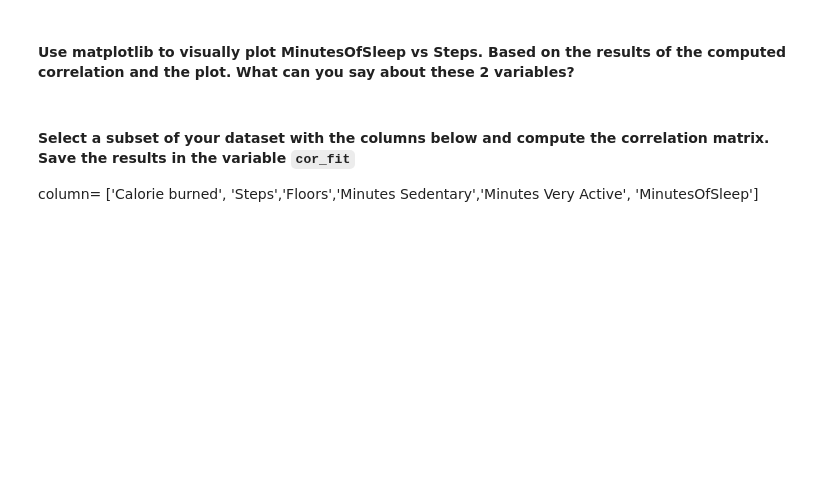
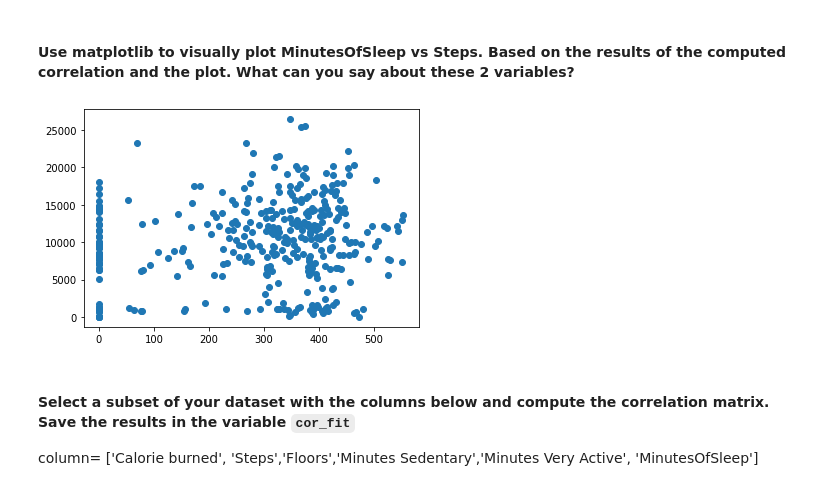
Before and after one commit to ta-datapt-bcn/lab-pivot-table-and-correlation, a Jupyter notebook: your_code/main.ipynb, the cells around one changed output. Saved outputs shown, nothing was run; the diff lists cells and outputs as text; code cells hidden in the pictures; blank space fills up the shorter version.

```diff
--- a/your_code/main.ipynb
+++ b/your_code/main.ipynb
@@ -113,3 +328,9 @@
+# %%
+# your answer here
+_= plt.scatter(x = fitbit['MinutesOfSleep'], y = fitbit['Steps'])
+"""Parece no existir una correlación lineal"""
+# %% [output]
+[figure, added]
 # %% [markdown]
 #### Select a subset of your dataset with the columns below and compute the correlation matrix. Save the results in the variable `cor_fit`
 column= ['Calorie burned', 'Steps','Floors','Minutes Sedentary','Minutes Very Active', 'MinutesOfSleep']
```
Also changed, not shown: parts of 57 cells of this notebook.
